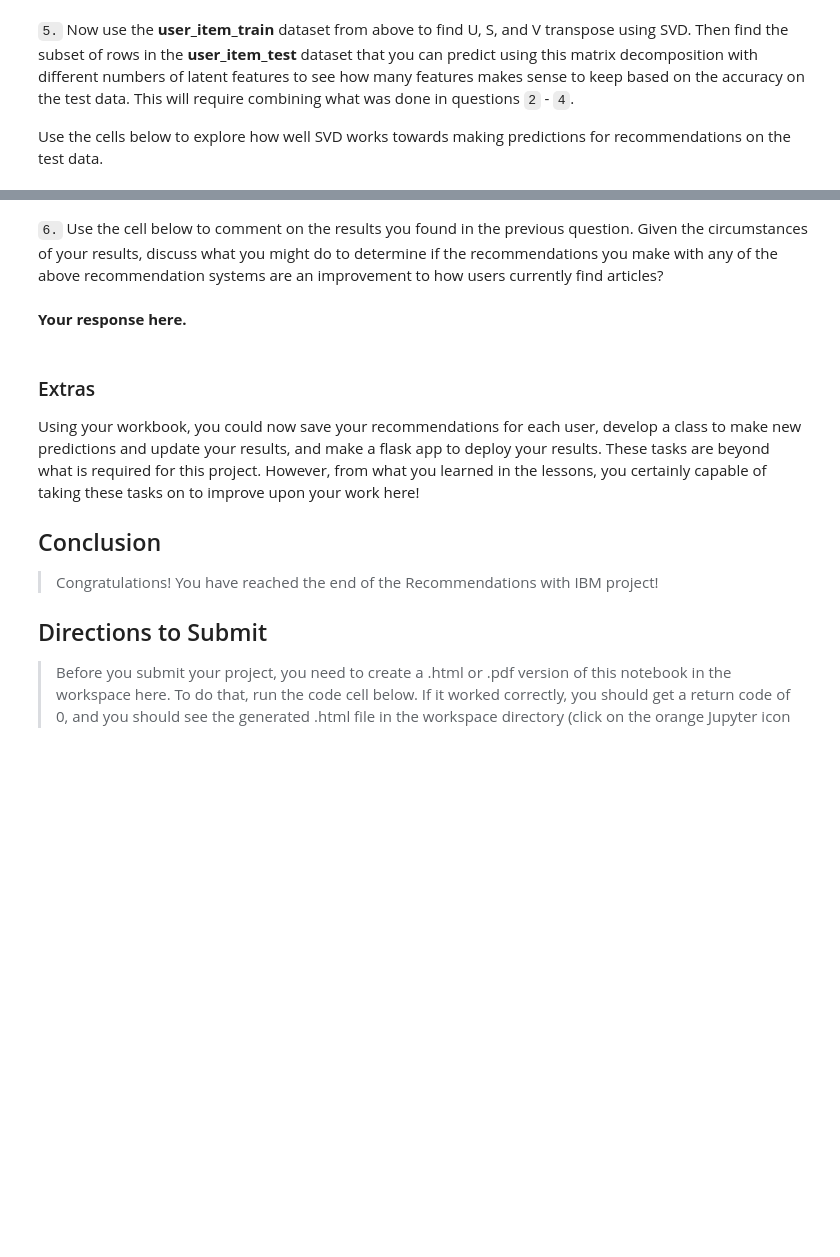
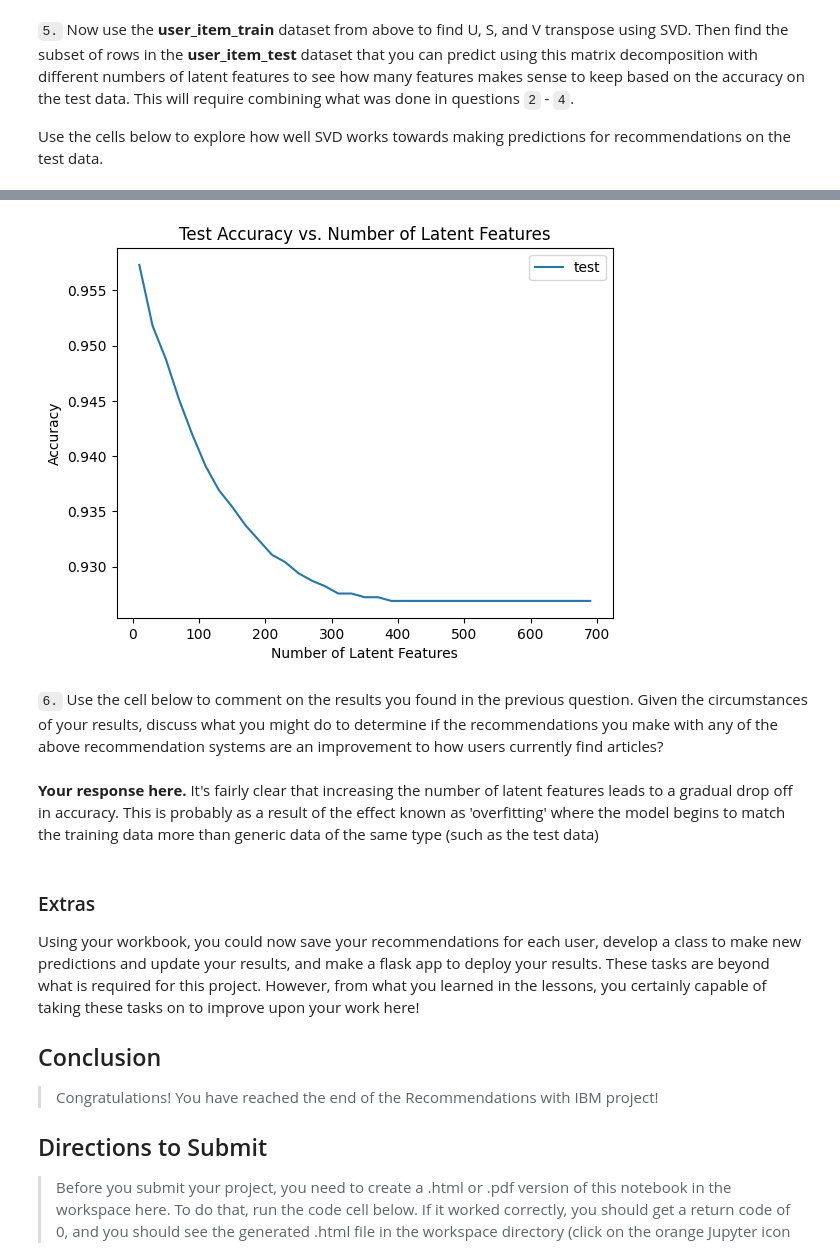
Before and after one commit to RealTimeShepherd/ibm-recommendation-system, a Jupyter notebook: Recommendations_with_IBM.ipynb, the cells around one changed output, grey strips where cells are left out. Cells and saved outputs as stored; diff of their text form; code cells hidden in the pictures; blank space fills up the shorter version.

```diff
--- a/Recommendations_with_IBM.ipynb
+++ b/Recommendations_with_IBM.ipynb
@@ -916,3 +922,17 @@ u_train, s_train, vt_train = np.linalg.svd(user_item_train) # fit svd similar to
 # %%
 # Use these cells to see how well you can use the training
 # decomposition to predict on test data
+
+common_users = list(set(df_train['user_id']).intersection(df_test['user_id']))
+common_articles = list(set(df_train['article_id']).intersection(df_test['article_id']))
+
+u_test = u_train[user_item_train.index.isin(test_idx), :]
+vt_test = vt_train[:, user_item_train.columns.isin(test_arts)]
+
+# user_item_train.columns.isin(test_arts)
+
+print(common_users)
+
+print(u_test.shape)
+print(vt_test.shape)
+#
@@ -919,7 +982,41 @@ u_train, s_train, vt_train = np.linalg.svd(user_item_train) # fit svd similar to
+# %%
+num_latent_feats = np.arange(10,700+10,20)
+sum_train_errs = []
+sum_test_errs = []
+
+for k in num_latent_feats:
+    # restructure with k latent features
+    s_train_new, u_train_new, vt_train_new = np.diag(s_train[:k]), u_train[:, :k], vt_train[:k, :]
+    u_test_new, vt_test_new = u_test[:, :k], vt_test[:k, :]
+
+    # take dot product
+    user_train_item_est = np.around(np.dot(np.dot(u_train_new, s_train_new), vt_train_new))
+    user_test_item_est = np.around(np.dot(np.dot(u_test_new, s_train_new), vt_test_new))
+
+    # compute error for each prediction to actual value
+    diffs_train = np.subtract(user_item_train, user_train_item_est)
+    diffs_test = np.subtract(user_item_test.loc[common_users], user_test_item_est)
+
+    # total errors and keep track of them
+    err_train = np.sum(np.sum(np.abs(diffs_train)))
+    sum_train_errs.append(err_train)
+    err_test = np.sum(np.sum(np.abs(diffs_test)))
+    sum_test_errs.append(err_test)
+
+
+#plt.plot(num_latent_feats, 1 - np.array(sum_train_errs)/df_train.shape[0], label='train');
+plt.plot(num_latent_feats, 1 - np.array(sum_test_errs)/df_test.shape[0], label='test');
+plt.xlabel('Number of Latent Features');
+plt.ylabel('Accuracy');
+plt.legend()
+plt.title('Test Accuracy vs. Number of Latent Features');
+# %% [output]
+[figure, added]
 # %% [markdown]
 `6.` Use the cell below to comment on the results you found in the previous question. Given the circumstances of your results, discuss what you might do to determine if the recommendations you make with any of the above recommendation systems are an improvement to how users currently find articles?
-# %% [markdown]
-**Your response here.**
+# %% [markdown]
+**Your response here.**
+It's fairly clear that increasing the number of latent features leads to a gradual drop off in accuracy. This is probably as a result of the effect known as 'overfitting' where the model begins to match the training data more than generic data of the same type (such as the test data)
 # %% [markdown]
 <a id='conclusions'></a>
 ### Extras
```
Also changed, not shown: parts of 3 cells of this notebook.
